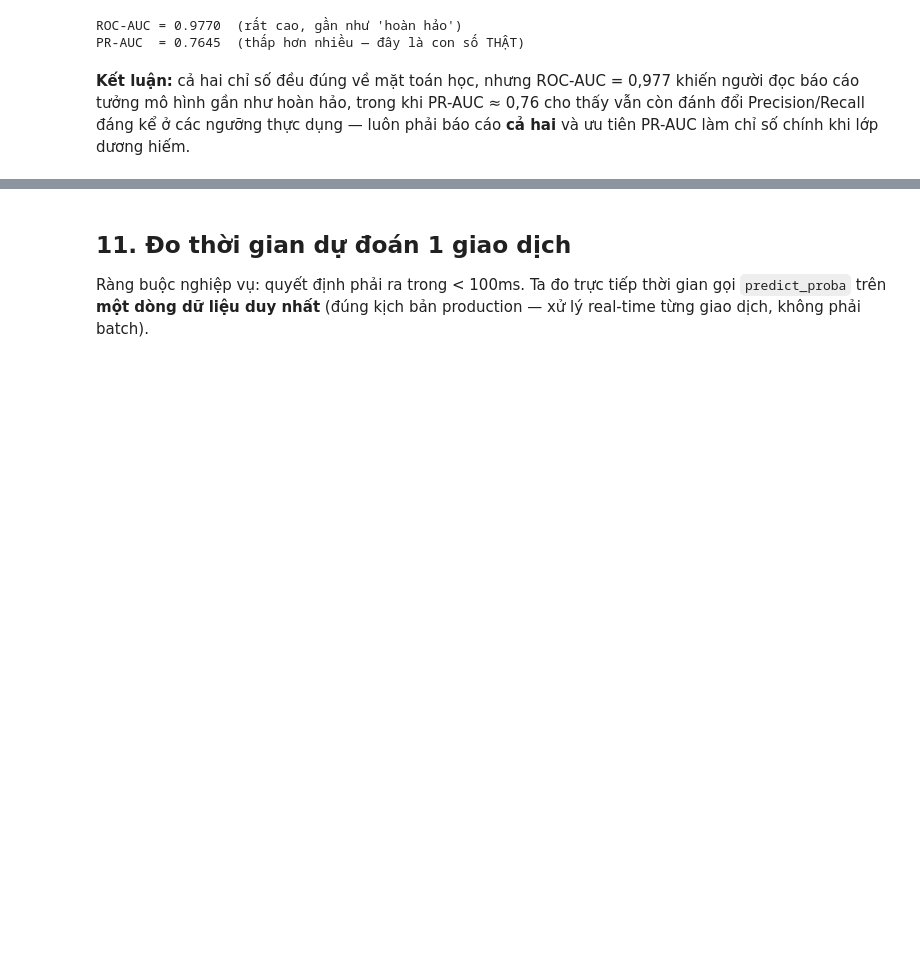
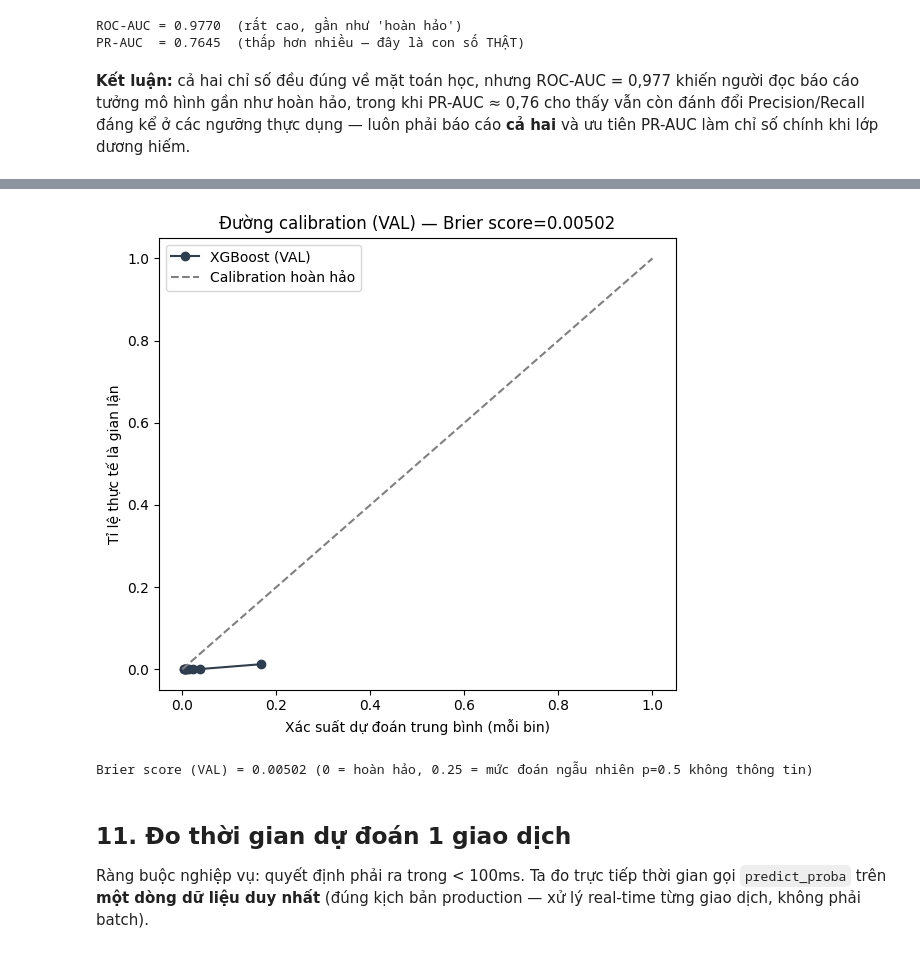
Before and after one commit to linhsand/CatLinh_lab_Machinelearning, a Jupyter notebook: 01-Hoc-May/01-Phan-Loai/TT-08-XGBoost/notebooks/xgboost_fraud.ipynb, the cells around one changed output, grey strips where cells are left out. Saved outputs shown, nothing was run; the diff lists cells and outputs as text; code cells hidden in the pictures; blank space fills up the shorter version.

```diff
--- a/01-Hoc-May/01-Phan-Loai/TT-08-XGBoost/notebooks/xgboost_fraud.ipynb
+++ b/01-Hoc-May/01-Phan-Loai/TT-08-XGBoost/notebooks/xgboost_fraud.ipynb
@@ -395,3 +501,24 @@ tiền tệ) không nhất thiết trùng nhau.
+# %%
+from sklearn.calibration import calibration_curve
+from sklearn.metrics import brier_score_loss
+
+frac_pos, mean_pred = calibration_curve(y_val, xgb_score_val, n_bins=10, strategy="quantile")
+brier = brier_score_loss(y_val, xgb_score_val)
+
+fig, ax = plt.subplots(figsize=(6, 5.5))
+ax.plot(mean_pred, frac_pos, "o-", color="#2c3e50", label="XGBoost (VAL)")
+ax.plot([0, 1], [0, 1], "--", color="gray", label="Calibration hoàn hảo")
+ax.set_xlabel("Xác suất dự đoán trung bình (mỗi bin)")
+ax.set_ylabel("Tỉ lệ thực tế là gian lận")
+ax.set_title(f"Đường calibration (VAL) — Brier score={brier:.5f}")
+ax.legend()
+fig.tight_layout()
+plt.show()
+
+print(f"Brier score (VAL) = {brier:.5f} (0 = hoàn hảo, 0.25 = mức đoán ngẫu nhiên p=0.5 không thông tin)")
+# %% [output]
+[figure, added]
+Brier score (VAL) = 0.00502 (0 = hoàn hảo, 0.25 = mức đoán ngẫu nhiên p=0.5 không thông tin)
 # %% [markdown]
 ## 11. Đo thời gian dự đoán 1 giao dịch
 
```
Also changed, not shown: parts of 10 cells of this notebook, 11 other files.
